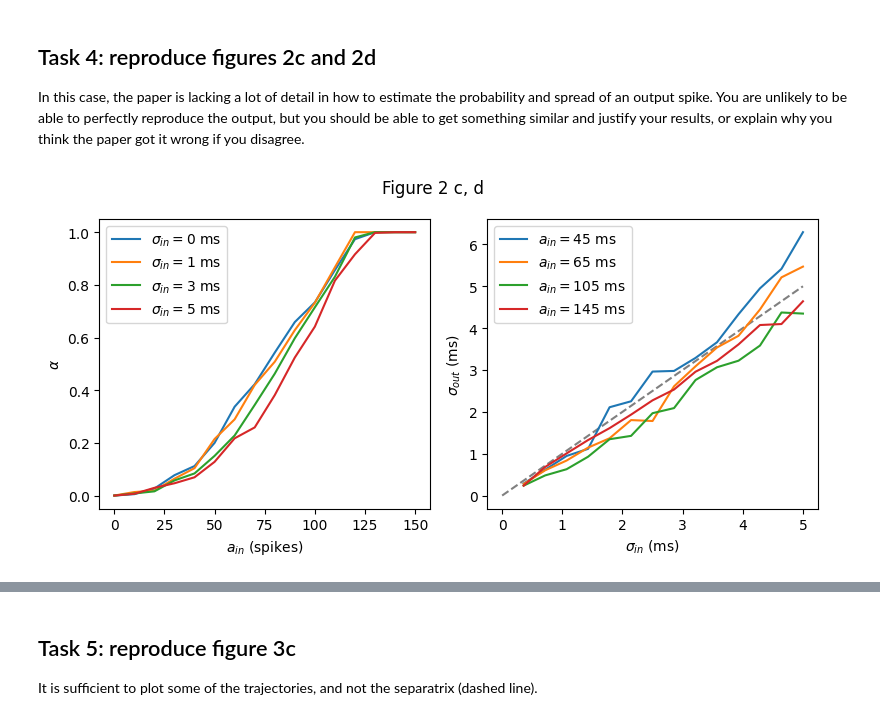
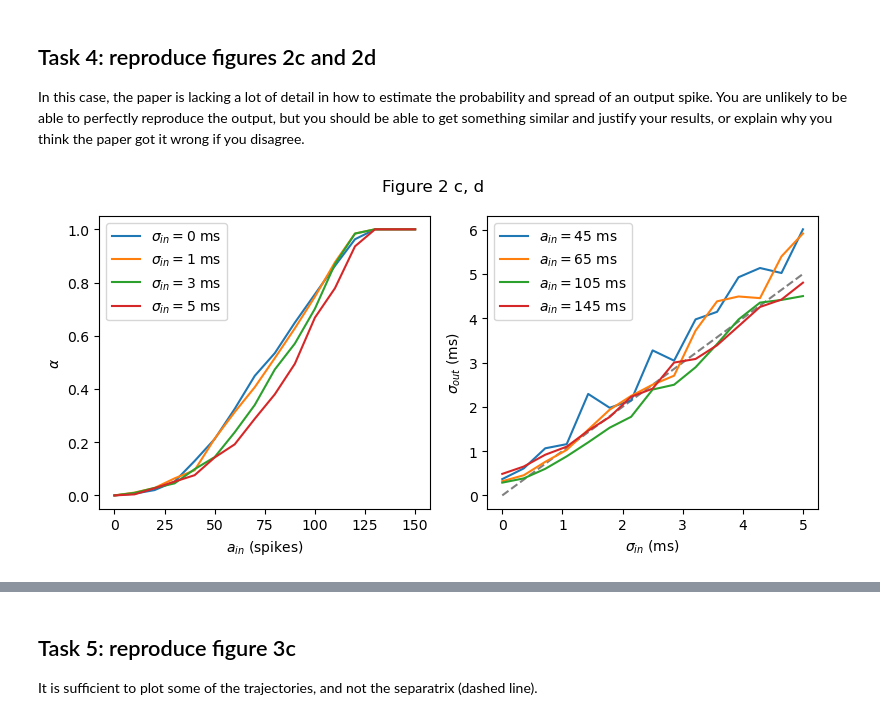
Before and after one commit to hk221/Neuro_for_ML, a Jupyter notebook: Synfire Chains/synfire_no_answers.ipynb, the cells around one changed output, grey strips where cells are left out. Cells and saved outputs as stored; diff of their text form; code cells hidden in the pictures.

```diff
--- a/Synfire Chains/synfire_no_answers.ipynb
+++ b/Synfire Chains/synfire_no_answers.ipynb
@@ -299,14 +313,17 @@ Expected results (may not be exactly the same each time you run):
 In this case, the paper is lacking a lot of detail in how to estimate the probability and spread of an output spike. You are unlikely to be able to perfectly reproduce the output, but you should be able to get something similar and justify your results, or explain why you think the paper got it wrong if you disagree.
 # %%
 # Verify figure 2c,d
-def estimate_pulse_parameters(s, num_neurons, sigma_in, offset):  # Updated function signature
+def estimate_pulse_parameters(
+    s, num_neurons, sigma_in, offset
+):  # Updated function signature
     # Now we want to estimate the number of spikes caused and their spread.
     # alpha = probability of an output spike = number of output spikes / number of neurons
     # sigma_out = spread (in ms) of output spikes caused by the pulse
     dt = 0.1
 
     # Use all_to_all on the transpose of s to sum the rows instead of the columns
-    sum_spikes = np.sum(s)
+    spiked_neurons = all_to_all(np.transpose(s), n_out=1)
+    sum_spikes = np.sum(spiked_neurons)
 
     # Make sure the sum doesn't exceed the number of neurons
     if sum_spikes > num_neurons:
@@ -316,7 +333,7 @@ def estimate_pulse_parameters(s, num_neurons, sigma_in, offset):  # Updated func
     if num_neurons == 0:
         alpha = 0
     else:
-        alpha = (sum_spikes / num_neurons ) # Probability of an output spike
+        alpha = sum_spikes / num_neurons  # Probability of an output spike
 
     # Find all instances where there was a spike and sort them
     _, spike_times = s.nonzero()
@@ -328,8 +345,8 @@ def estimate_pulse_parameters(s, num_neurons, sigma_in, offset):  # Updated func
     else:
         # Apply a buffer and statistical filtering to isolate significant spikes and filkter out anomolous spikes
         filtered_spike_times = sorted_spike_times[
-            (sorted_spike_times <= offset + (sigma_in / dt) * 3) &
-            (sorted_spike_times >= offset - (sigma_in / dt) * 3)
+            (sorted_spike_times <= 20 + offset + (sigma_in / dt) * 3)
+            & (sorted_spike_times >= offset - 20 - (sigma_in / dt) * 3)
         ]
         # Calculate the standard deviation in ms of the remaining spike times
         sigma_out = np.std(filtered_spike_times) * dt
@@ -347,49 +364,64 @@ def neural_transmission(a_in, sigma_in, repeats=5, dt=0.1):
     # Repeat the process and average results to smooth out noise
     for _ in range(repeats):
         # Generate an input burst of a_in spikes with spread sigma_in
-        s = input_burst(num_neurons=a_in, num_active=a_in, offset=offset, sigma=sigma_in, dt=dt, num_time_steps=num_time_steps)
+        s = input_burst(
+            num_neurons=a_in,
+            num_active=a_in,
+            offset=offset,
+            sigma=sigma_in,
+            dt=dt,
+            num_time_steps=num_time_steps,
+        )
 
         # Connect the input burst to all neurons in the next layer
         s = all_to_all(s)
 
         # Run the simulation for one layer with added noise
-        _, s = simulate_layer(num_neurons=num_neurons, spikes_in=s, noise=True, num_time_steps=num_time_steps, delay=0)
+        _, s = simulate_layer(
+            num_neurons=num_neurons,
+            spikes_in=s,
+            noise=True,
+            num_time_steps=num_time_steps,
+            delay=0,
+        )
 
         # Estimate alpha and sigma_out and accumulate for averaging
-        alpha_temp, sigma_out_temp = estimate_pulse_parameters(s, num_neurons, sigma_in, offset)
+        alpha_temp, sigma_out_temp = estimate_pulse_parameters(
+            s, num_neurons, sigma_in, offset
+        )
         alpha_sum += alpha_temp
         sigma_out_sum += sigma_out_temp
 
     # Average results across repeats
     alpha = alpha_sum / repeats
     sigma_out = sigma_out_sum / repeats
     return alpha, sigma_out
 
 
 # Plotting figure 2c,d
 plt.figure(figsize=(8, 4))
 plt.subplot(121)
 for sigma in [0, 1, 3, 5]:
     A_IN = np.arange(0, 150 + 1, 10)
     ALPHA = [neural_transmission(a_in, sigma)[0] for a_in in A_IN]
     plt.plot(A_IN, ALPHA, label=f"$\\sigma_{{in}}={sigma}$ ms")
 plt.xlabel(r"$a_{in}$ (spikes)")
 plt.ylabel(r"$\alpha$")
 plt.legend(loc="best")
 
 plt.subplot(122)
 for a_in in [45, 65, 105, 145]:
     SIGMA_IN = np.linspace(0, 5, 15)
     SIGMA_OUT = [neural_transmission(a_in, sigma_in)[1] for sigma_in in SIGMA_IN]
     plt.plot(SIGMA_IN, SIGMA_OUT, label=f"$a_{{in}}={a_in}$ ms")
 plt.plot([0, 5], [0, 5], ls="--", c="grey", zorder=-1)
 plt.xlabel(r"$\sigma_{in}$ (ms)")
 plt.ylabel(r"$\sigma_{out}$ (ms)")
 plt.legend(loc="best")
 plt.suptitle("Figure 2 c, d")
 plt.tight_layout()
 # %% [output]
-[figure, old version]
+[figure, new version]
 # %% [markdown]
 Expected results (as you can see, not exactly the same as in the paper which I couldn't reproduce perfectly):
 
```
Also changed, not shown: parts of 4 cells of this notebook.
